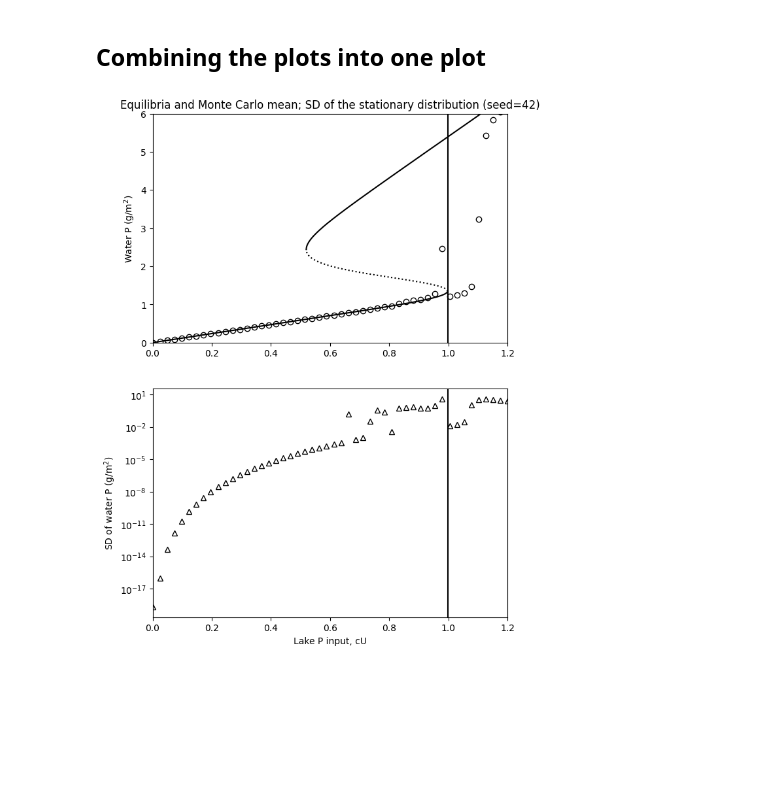
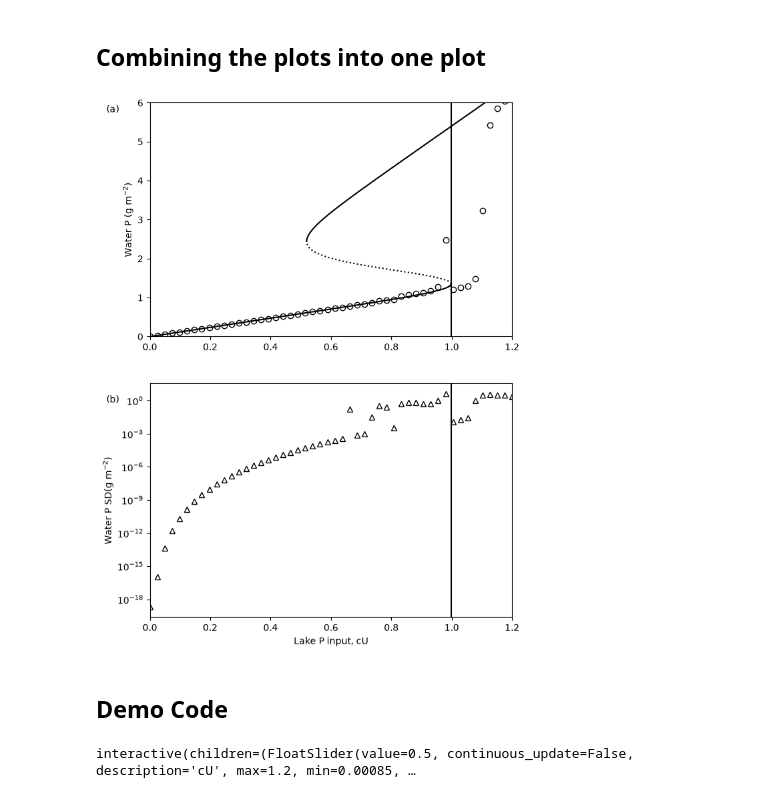
Before and after one commit to DitmerdH/Complex_systems_assignment2, a Jupyter notebook: Assignment2_CS.ipynb, the cells around one changed output. Drawn from its saved outputs; the diff is of its cells as text; code cells hidden in the pictures; blank space fills up the shorter version.

Commit message:
New version with lay-out changes to the graph

```diff
--- a/Assignment2_CS.ipynb
+++ b/Assignment2_CS.ipynb
@@ -289,34 +289,37 @@ plt.plot(
 plt.plot(
     P_values,
     means[seed],
     "ko",
     markerfacecolor="none"
 )
 plt.axvline(
     P_upper,
     color="k"
 )
 plt.xlim(0, 1.2)
 plt.ylim(0, 6)
-plt.ylabel("Water P (g/m$^2$)")
-plt.title(f"Equilibria and Monte Carlo mean; SD of the stationary distribution (seed={seed})")
+plt.ylabel("Water P (g m$^{-2}$)")
+plt.text(-0.12, 0.95, "(a)", transform=plt.gca().transAxes, va="bottom", ha="left")
 
 # Figure 2b
 plt.subplot(2, 1, 2)
 plt.semilogy(
     P_values,
     sds[seed],
     "k^",
     markerfacecolor="none"
 )
 plt.axvline(
     P_upper,
     color="k"
 )
 plt.xlim(0, 1.2)
 plt.xlabel("Lake P input, cU")
-plt.ylabel("SD of water P (g/m$^2$)")
+plt.ylabel("Water P SD(g m$^{-2}$)")
+plt.text(-0.12, 0.95, "(b)", transform=plt.gca().transAxes, va="top", ha="left")
 
 plt.show()
 # %% [output]
-[figure, old version]
+[figure, new version]
+# %% [markdown]
+## Demo Code
@@ -322,0 +356,60 @@ plt.show()
+# %%
+def demo(P=0.5):
+    # snap to the nearest P value we already ran the Monte Carlo for
+    k = np.argmin(np.abs(P_values - P))
+    P = P_values[k]
+
+    paths = simulate_paths(P)
+    years = np.arange(paths.shape[0])
+
+    fig = plt.figure(figsize=(13, 7))
+    gs = fig.add_gridspec(2, 2, width_ratios=[1, 1.2])
+
+    # 2A
+    ax1 = fig.add_subplot(gs[0, 0])
+    ax1.plot(np.where(stable, P_input, np.nan), np.where(stable, X, np.nan), "k-")
+    ax1.plot(P_input[~stable], X[~stable], "k:")
+    ax1.plot(P_values, means[seed], "ko", markerfacecolor="none")
+    ax1.plot(P_values[k], means[seed][k], "ro", ms=10)
+    ax1.axvline(P_upper, color="k")
+    ax1.axvline(P, color="r", alpha=0.4)
+    ax1.set_xlim(0, 1.2); ax1.set_ylim(0, 6)
+    ax1.set_ylabel("Water P (g/m$^2$)")
+    ax1.set_title("Fig 2a: equilibria + Monte Carlo mean")
+
+    # 2B
+    ax2 = fig.add_subplot(gs[1, 0], sharex=ax1)
+    ax2.semilogy(P_values, sds[seed], "k^", markerfacecolor="none")
+    ax2.semilogy(P_values[k], sds[seed][k], "r^", ms=10)
+    ax2.axvline(P_upper, color="k")
+    ax2.axvline(P, color="r", alpha=0.4)
+    ax2.set_xlabel("Lake P input, cU")
+    ax2.set_ylabel("SD of water P (g/m$^2$)")
+    ax2.set_title("Fig 2b: SD of stationary distribution")
+
+    # Live trajectories
+    ax3 = fig.add_subplot(gs[:, 1])
+    ax3.plot(years, paths, color="gray", alpha=0.5, lw=0.8)
+    ax3.plot(years, paths.mean(axis=1), "r", lw=2, label="mean of trajectories")
+    ax3.set_ylim(0, 6)
+    ax3.set_xlabel("Time (years)")
+    ax3.set_ylabel("Water P (g/m$^2$)")
+    ax3.set_title(f"Simulated trajectories at cU = {P:.3f}")
+    ax3.legend()
+
+    plt.tight_layout()
+    plt.show()
+
+interact(
+    demo,
+    P=FloatSlider(
+        value=0.5,
+        min=float(P_values.min()),
+        max=float(P_values.max()),
+        step=float(P_values[1] - P_values[0]),
+        continuous_update=False,
+        description="cU",
+    ),
+);
+# %% [output]
+interactive(children=(FloatSlider(value=0.5, continuous_update=False, description='cU', max=1.2, min=0.00085, …
```
Also changed, not shown: parts of 4 cells of this notebook.
